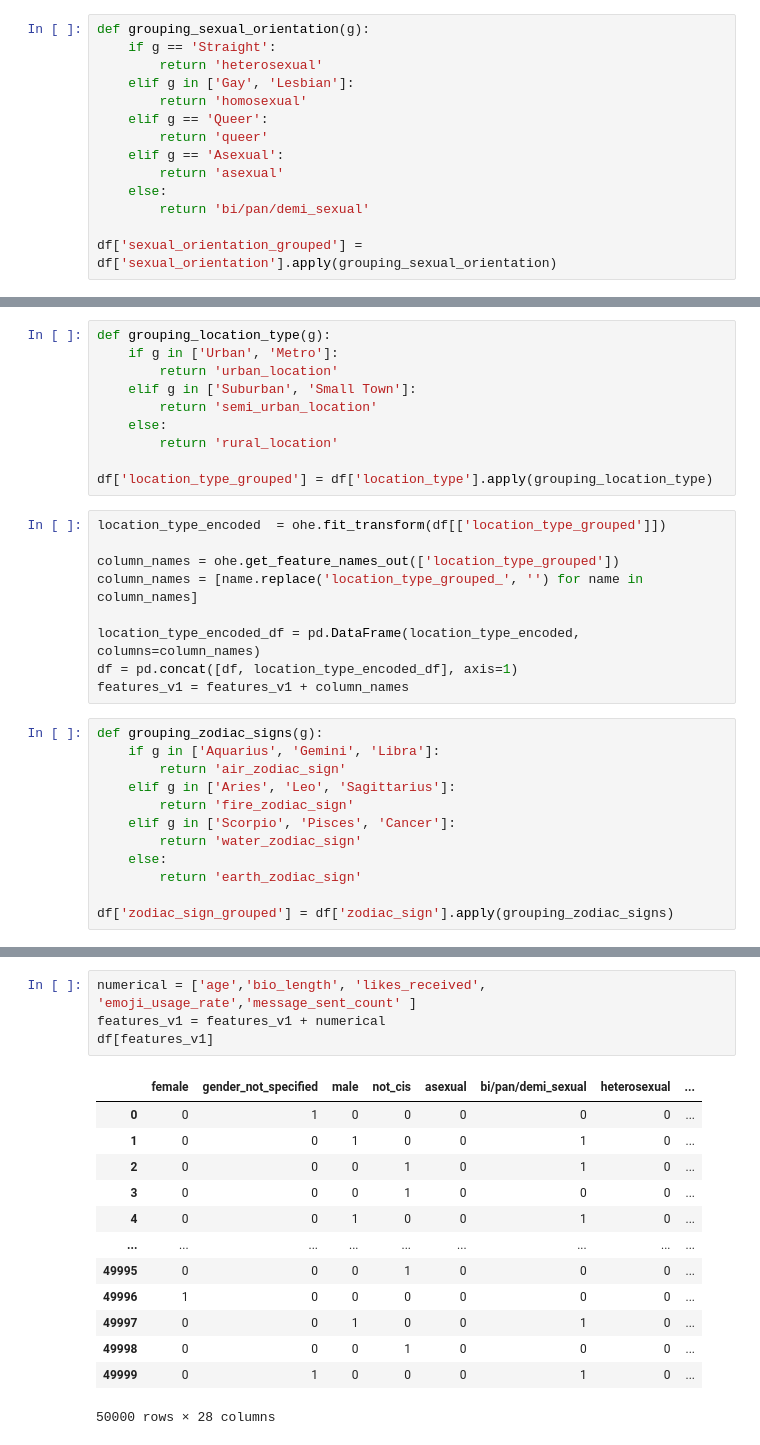
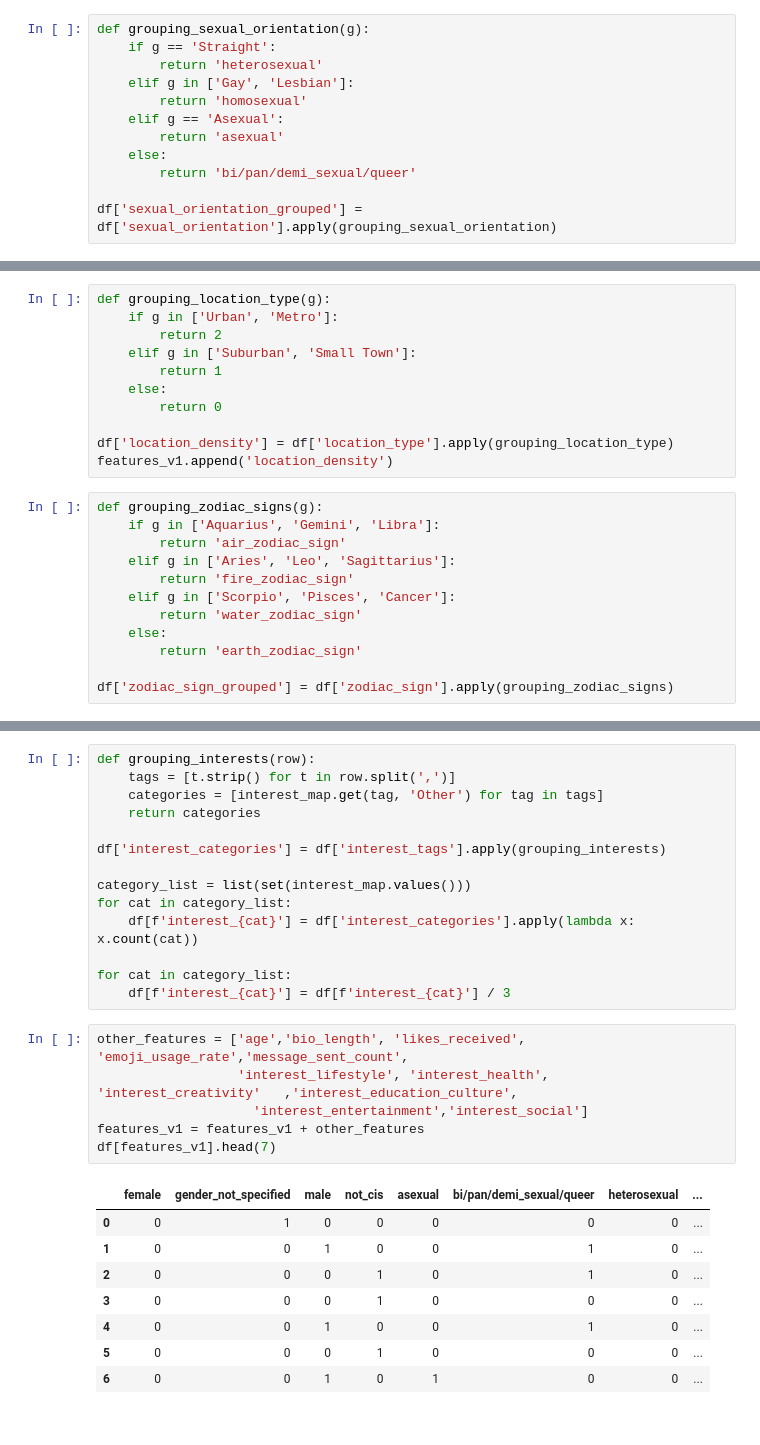
Before and after one commit to viiccavalcante/matches-recommendation, a Jupyter notebook: notebooks/data_preprocessing.ipynb, the cells around one changed output, grey strips where cells are left out. Drawn from its saved outputs; the diff is of its cells as text.

```diff
--- a/notebooks/data_preprocessing.ipynb
+++ b/notebooks/data_preprocessing.ipynb
@@ -37,12 +51,10 @@ def grouping_sexual_orientation(g):
         return 'heterosexual'
     elif g in ['Gay', 'Lesbian']:
         return 'homosexual'
-    elif g == 'Queer':
-        return 'queer'
     elif g == 'Asexual':
         return 'asexual'
     else:
-        return 'bi/pan/demi_sexual'
+        return 'bi/pan/demi_sexual/queer'
 
 df['sexual_orientation_grouped'] = df['sexual_orientation'].apply(grouping_sexual_orientation)
 # %%
@@ -114,22 +102,14 @@ features_v1 = features_v1 + column_names
 # %%
 def grouping_location_type(g):
     if g in ['Urban', 'Metro']:
-        return 'urban_location'
+        return 2
     elif g in ['Suburban', 'Small Town']:
-        return 'semi_urban_location'
+        return 1
     else:
-        return 'rural_location'
+        return 0
 
-df['location_type_grouped'] = df['location_type'].apply(grouping_location_type)
+df['location_density'] = df['location_type'].apply(grouping_location_type)
+features_v1.append('location_density')
-# %%
-location_type_encoded  = ohe.fit_transform(df[['location_type_grouped']])
-
-column_names = ohe.get_feature_names_out(['location_type_grouped'])
-column_names = [name.replace('location_type_grouped_', '') for name in column_names]
-
-location_type_encoded_df = pd.DataFrame(location_type_encoded, columns=column_names)
-df = pd.concat([df, location_type_encoded_df], axis=1)
-features_v1 = features_v1 + column_names
 # %%
 def grouping_zodiac_signs(g):
     if g in ['Aquarius', 'Gemini', 'Libra']:
@@ -154,20 +200,31 @@ features_v1 = features_v1 + column_names
+# %%
+def grouping_interests(row):
+    tags = [t.strip() for t in row.split(',')]
+    categories = [interest_map.get(tag, 'Other') for tag in tags]
+    return categories
+
+df['interest_categories'] = df['interest_tags'].apply(grouping_interests)
+
+category_list = list(set(interest_map.values()))
+for cat in category_list:
+    df[f'interest_{cat}'] = df['interest_categories'].apply(lambda x: x.count(cat))
+
+for cat in category_list:
+    df[f'interest_{cat}'] = df[f'interest_{cat}'] / 3
 # %%
-numerical = ['age','bio_length', 'likes_received', 'emoji_usage_rate','message_sent_count' ]
-features_v1 = features_v1 + numerical
-df[features_v1]
+other_features = ['age','bio_length', 'likes_received', 'emoji_usage_rate','message_sent_count',
+                  'interest_lifestyle', 'interest_health', 	'interest_creativity'	,'interest_education_culture',
+                    'interest_entertainment','interest_social']
+features_v1 = features_v1 + other_features
+df[features_v1].head(7)
 # %% [output]
-|  | female | gender_not_specified | male | not_cis | asexual | bi/pan/demi_sexual | heterosexual | ... |
+|  | female | gender_not_specified | male | not_cis | asexual | bi/pan/demi_sexual/queer | heterosexual | ... |
 | 0 | 0 | 1 | 0 | 0 | 0 | 0 | 0 | ... |
 | 1 | 0 | 0 | 1 | 0 | 0 | 1 | 0 | ... |
 | 2 | 0 | 0 | 0 | 1 | 0 | 1 | 0 | ... |
 | 3 | 0 | 0 | 0 | 1 | 0 | 0 | 0 | ... |
 | 4 | 0 | 0 | 1 | 0 | 0 | 1 | 0 | ... |
-| ... | ... | ... | ... | ... | ... | ... | ... | ... |
-| 49995 | 0 | 0 | 0 | 1 | 0 | 0 | 0 | ... |
-| 49996 | 1 | 0 | 0 | 0 | 0 | 0 | 0 | ... |
-| 49997 | 0 | 0 | 1 | 0 | 0 | 1 | 0 | ... |
-| 49998 | 0 | 0 | 0 | 1 | 0 | 0 | 0 | ... |
-| 49999 | 0 | 1 | 0 | 0 | 0 | 1 | 0 | ... |
+| 5 | 0 | 0 | 0 | 1 | 0 | 0 | 0 | ... |
+| 6 | 0 | 0 | 1 | 0 | 1 | 0 | 0 | ... |
-50000 rows × 28 columns
 # %%
 X_df = pd.DataFrame(df[features_v1], columns=features_v1)
```
Also changed, not shown: parts of 15 cells of this notebook, 4 other files.
